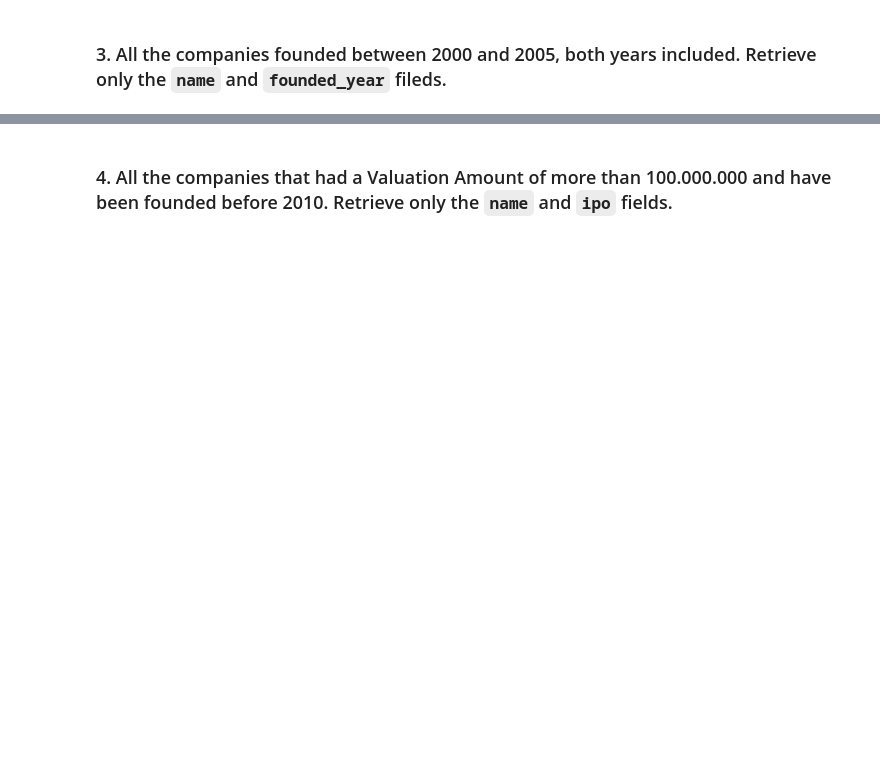
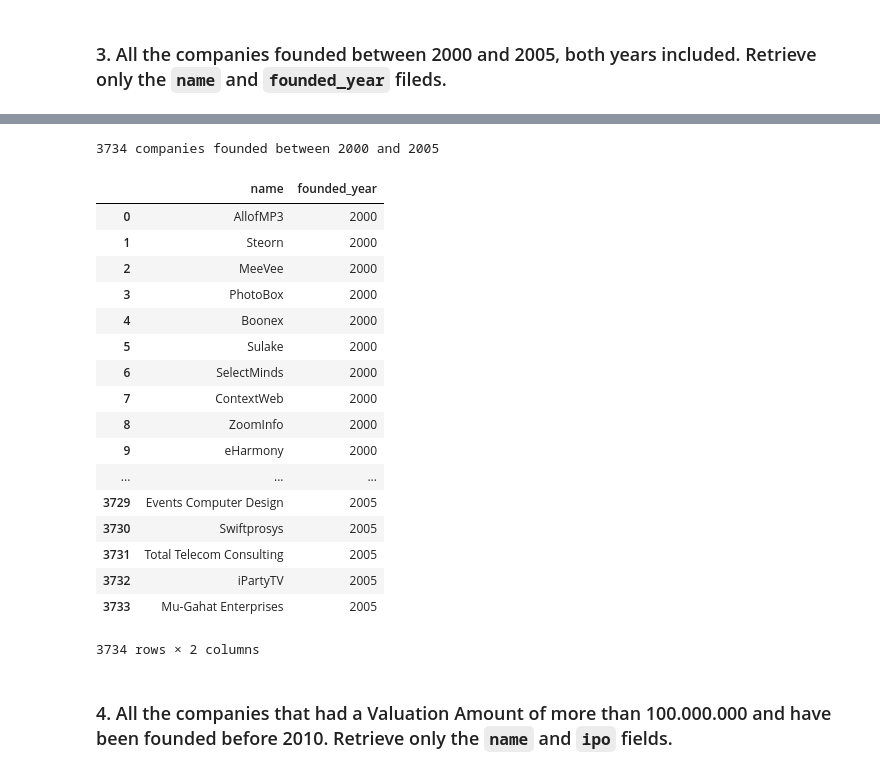
Before and after one commit to ironhack-labs/lab-advance-querying-mongo, a Jupyter notebook: starter_code/queries.ipynb, the cells around one changed output, grey strips where cells are left out. Drawn from its saved outputs; the diff is of its cells as text; code cells hidden in the pictures; blank space fills up the shorter version.

```diff
--- a/starter_code/queries.ipynb
+++ b/starter_code/queries.ipynb
@@ -18,2 +113,28 @@ NameError: name 'name' is not defined
+# %%
+# ahora si quiero guardar mi query en una tabla :)
+query3 = companies.find({'founded_year':{'$gte':2000,'$lte': 2005 }}).sort('founded_year')
+query3 = pd.DataFrame(data=query3, columns=['name','founded_year'],index=None)
+print(len(query3),'companies founded between 2000 and 2005')
+display(query3)
+# %% [output]
+3734 companies founded between 2000 and 2005
+|  | name | founded_year |
+| 0 | AllofMP3 | 2000 |
+| 1 | Steorn | 2000 |
+| 2 | MeeVee | 2000 |
+| 3 | PhotoBox | 2000 |
+| 4 | Boonex | 2000 |
+| 5 | Sulake | 2000 |
+| 6 | SelectMinds | 2000 |
+| 7 | ContextWeb | 2000 |
+| 8 | ZoomInfo | 2000 |
+| 9 | eHarmony | 2000 |
+| ... | ... | ... |
+| 3729 | Events Computer Design | 2005 |
+| 3730 | Swiftprosys | 2005 |
+| 3731 | Total Telecom Consulting | 2005 |
+| 3732 | iPartyTV | 2005 |
+| 3733 | Mu-Gahat Enterprises | 2005 |
+3734 rows × 2 columns
 # %% [markdown]
 ### 4. All the companies that had a Valuation Amount of more than 100.000.000 and have been founded before 2010. Retrieve only the `name` and `ipo` fields.
```
Also changed, not shown: parts of 10 cells of this notebook, 1 other file.
